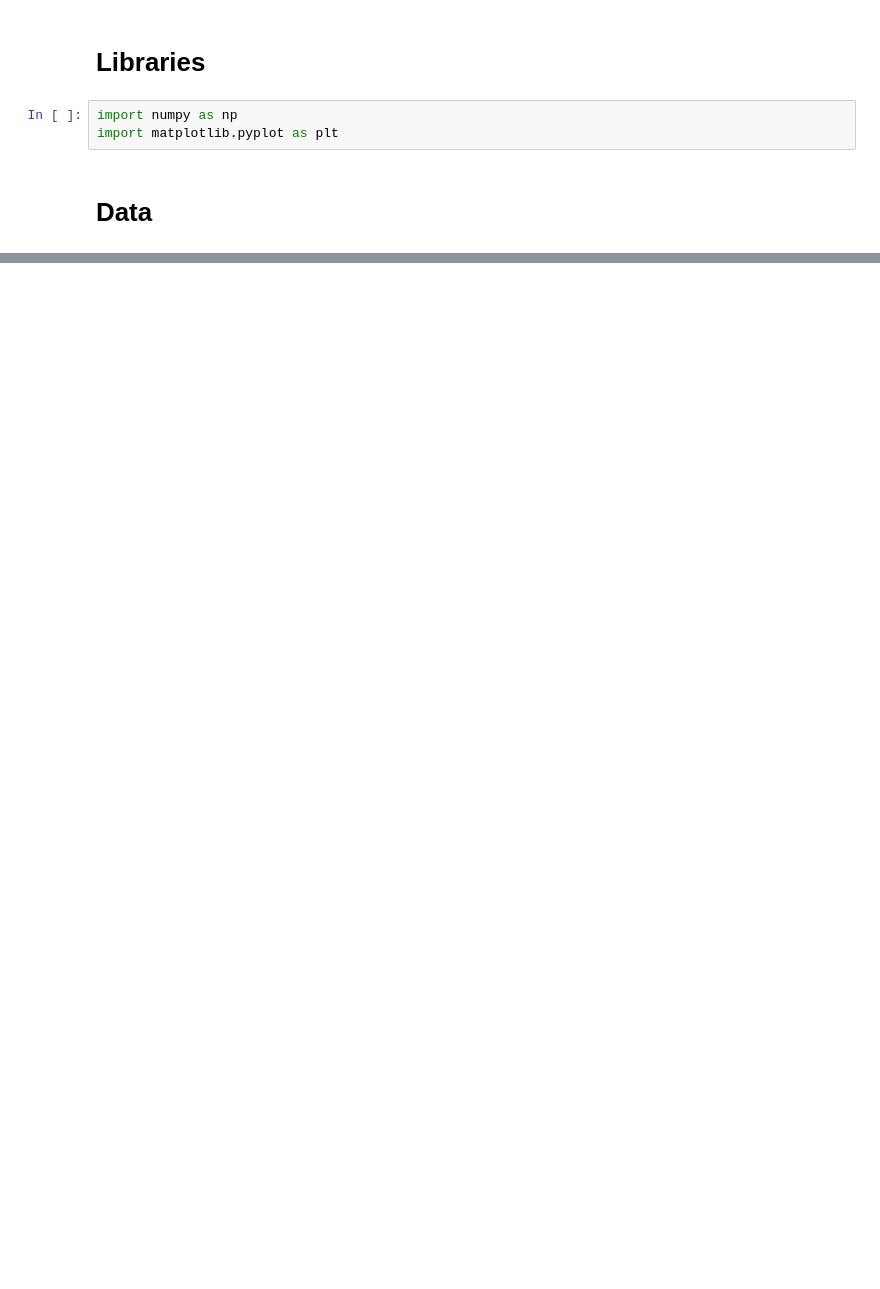
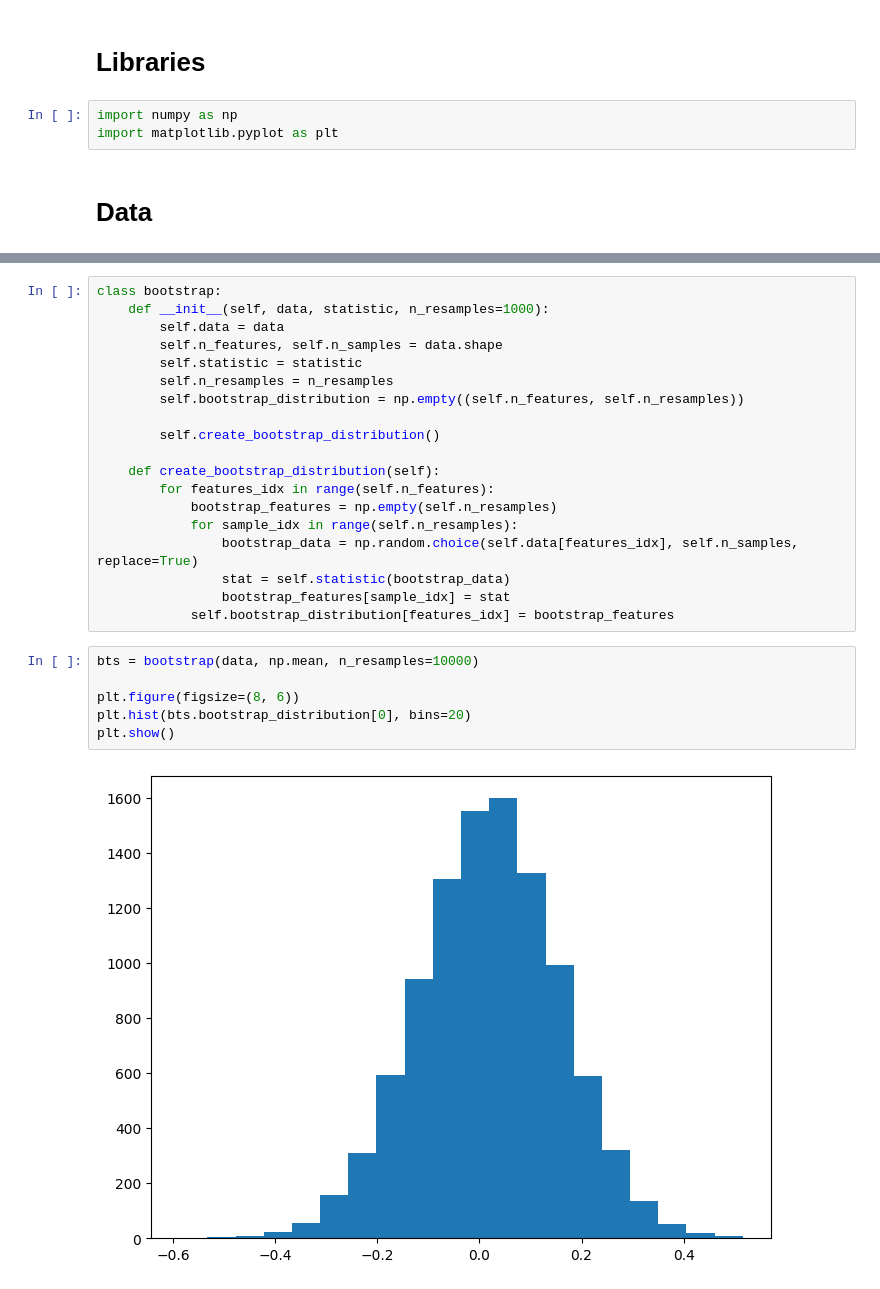
Before and after one commit to Skamlo/Statistics-Basics, a Jupyter notebook: Statistics/Bootstraping.ipynb, the cells around one changed output, grey strips where cells are left out. Cells and saved outputs as stored; diff of their text form; blank space fills up the shorter version.

```diff
--- a/Statistics/Bootstraping.ipynb
+++ b/Statistics/Bootstraping.ipynb
@@ -27,0 +30,27 @@ plt.show()
+# %%
+class bootstrap:
+    def __init__(self, data, statistic, n_resamples=1000):
+        self.data = data
+        self.n_features, self.n_samples = data.shape
+        self.statistic = statistic
+        self.n_resamples = n_resamples
+        self.bootstrap_distribution = np.empty((self.n_features, self.n_resamples))
+
+        self.create_bootstrap_distribution()
+
+    def create_bootstrap_distribution(self):
+        for features_idx in range(self.n_features):
+            bootstrap_features = np.empty(self.n_resamples)
+            for sample_idx in range(self.n_resamples):
+                bootstrap_data = np.random.choice(self.data[features_idx], self.n_samples, replace=True)
+                stat = self.statistic(bootstrap_data)
+                bootstrap_features[sample_idx] = stat
+            self.bootstrap_distribution[features_idx] = bootstrap_features
+# %%
+bts = bootstrap(data, np.mean, n_resamples=10000)
+
+plt.figure(figsize=(8, 6))
+plt.hist(bts.bootstrap_distribution[0], bins=20)
+plt.show()
+# %% [output]
+[figure, added]
```
Also changed, not shown: parts of 4 cells of this notebook, 2 other files.
